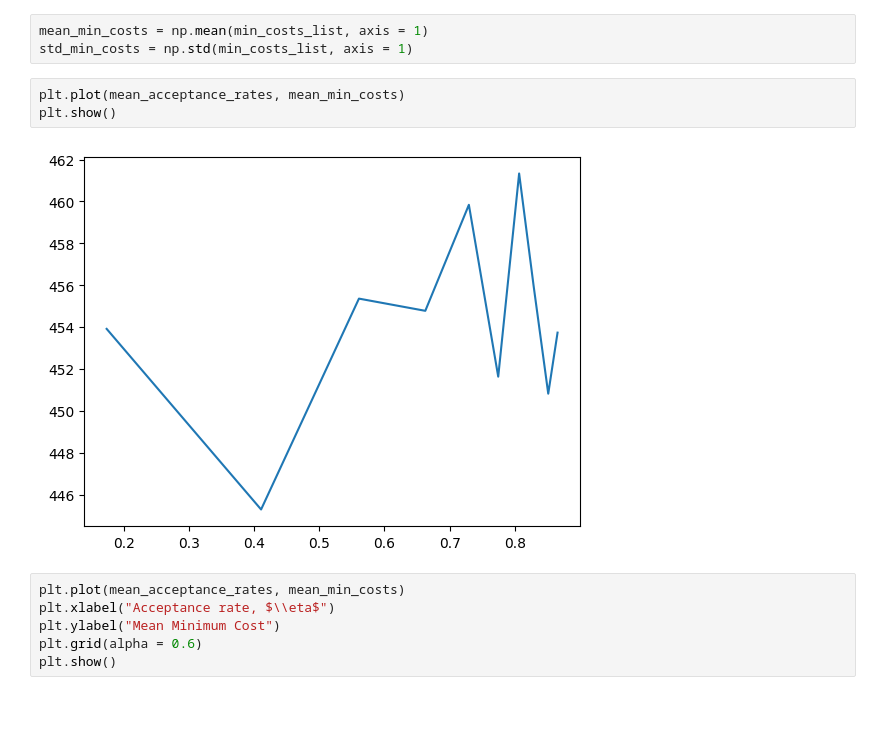
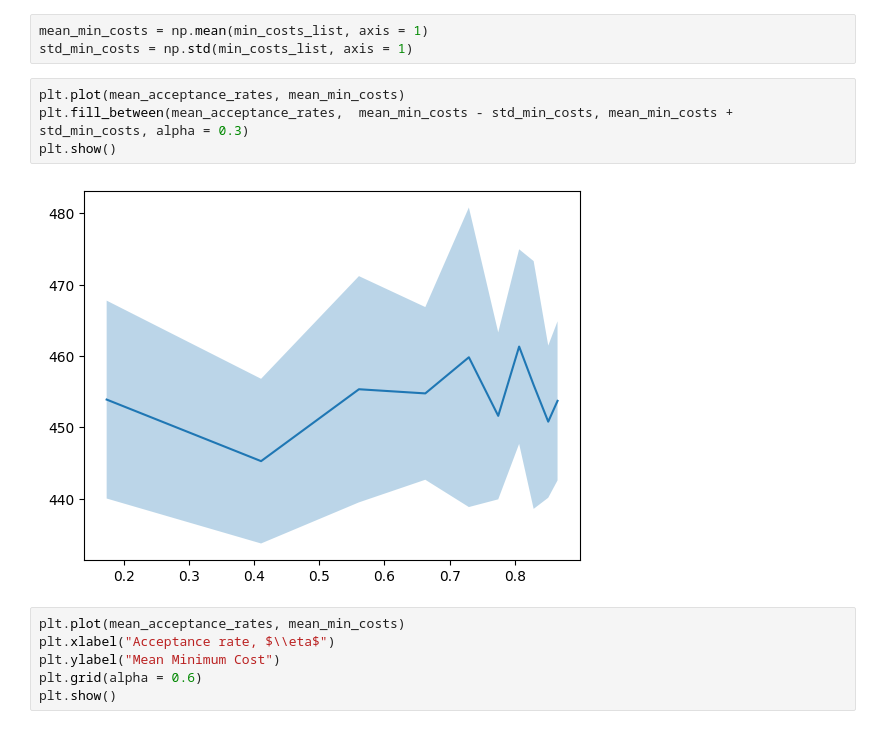
Before and after one commit to loonatick-src/stochastic-sim-3, a Jupyter notebook: main.ipynb, the cells around one changed output. Drawn from its saved outputs; the diff is of its cells as text.

Commit message:
Some plots

```diff
--- a/main.ipynb
+++ b/main.ipynb
@@ -578,9 +567,10 @@ mean_min_costs = np.mean(min_costs_list, axis = 1)
 std_min_costs = np.std(min_costs_list, axis = 1)
 # %%
 plt.plot(mean_acceptance_rates, mean_min_costs)
+plt.fill_between(mean_acceptance_rates,  mean_min_costs - std_min_costs, mean_min_costs + std_min_costs, alpha = 0.3)
 plt.show()
 # %% [output]
-[figure, old version]
+[figure, new version]
 # %%
 plt.plot(mean_acceptance_rates, mean_min_costs)
 plt.xlabel("Acceptance rate, $\\eta$")
```
Also changed, not shown: parts of 28 cells of this notebook, 3 other files.
